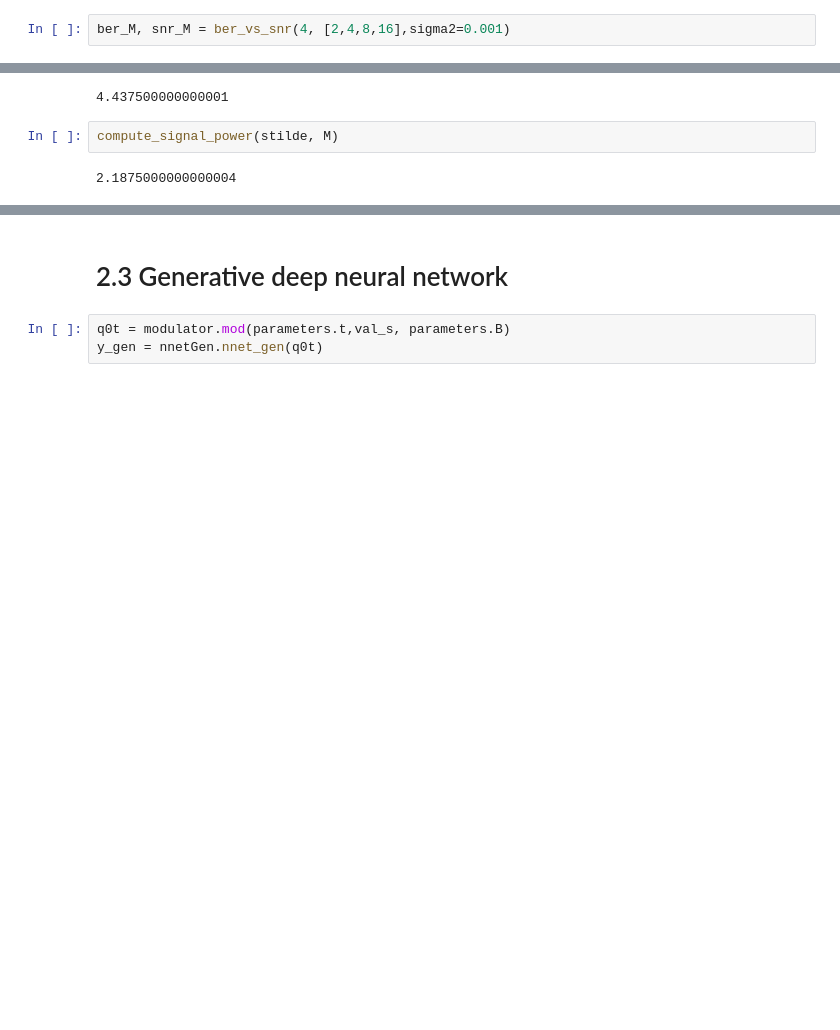
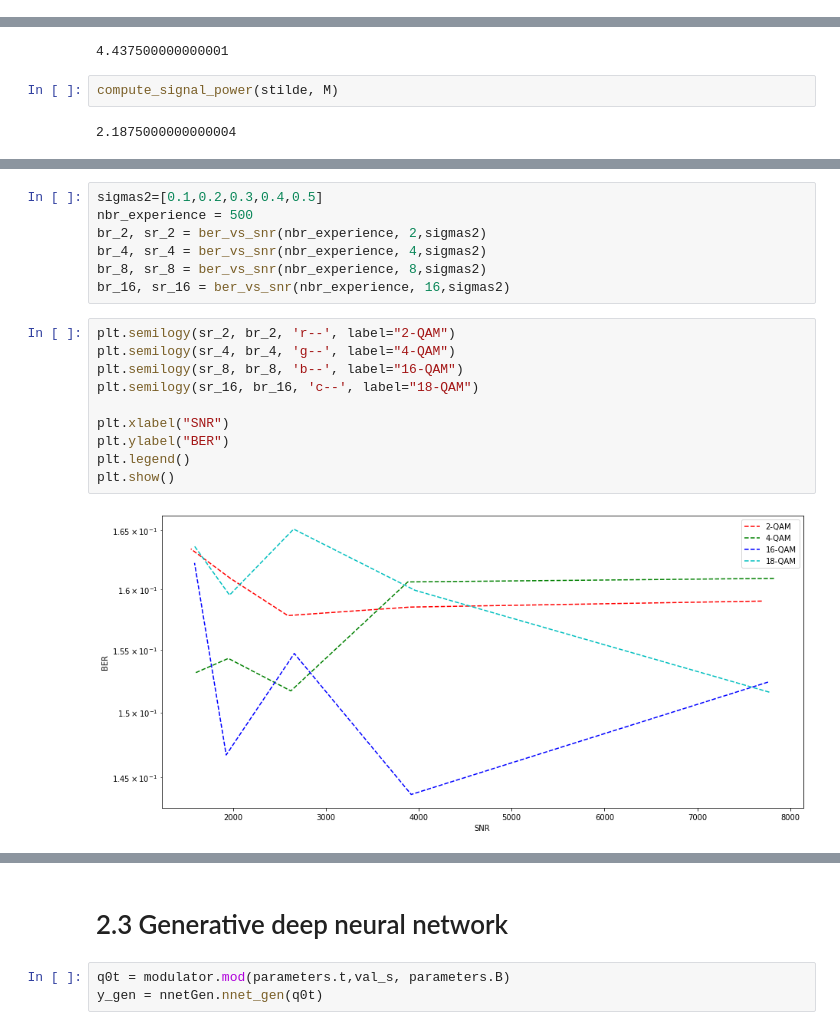
Before and after one commit to BounharAbdelaziz/Deep-Learning-for-solving-NLS-in-Telecommunication, a Jupyter notebook: notebooks/Base system model testing.ipynb, the cells around one changed output, grey strips where cells are left out. Drawn from its saved outputs; the diff is of its cells as text; blank space fills up the shorter version.

```diff
--- a/notebooks/Base system model testing.ipynb
+++ b/notebooks/Base system model testing.ipynb
@@ -685,2 +610,0 @@ def ber_vs_snr(nbr_experience, list_M, sigma2):
-# %%
-ber_M, snr_M = ber_vs_snr(4, [2,4,8,16],sigma2=0.001)
@@ -752,0 +854,19 @@ compute_signal_power(stilde, M)
+# %%
+sigmas2=[0.1,0.2,0.3,0.4,0.5]
+nbr_experience = 500
+br_2, sr_2 = ber_vs_snr(nbr_experience, 2,sigmas2)
+br_4, sr_4 = ber_vs_snr(nbr_experience, 4,sigmas2)
+br_8, sr_8 = ber_vs_snr(nbr_experience, 8,sigmas2)
+br_16, sr_16 = ber_vs_snr(nbr_experience, 16,sigmas2)
+# %%
+plt.semilogy(sr_2, br_2, 'r--', label="2-QAM")
+plt.semilogy(sr_4, br_4, 'g--', label="4-QAM")
+plt.semilogy(sr_8, br_8, 'b--', label="16-QAM")
+plt.semilogy(sr_16, br_16, 'c--', label="18-QAM")
+
+plt.xlabel("SNR")
+plt.ylabel("BER")
+plt.legend()
+plt.show()
+# %% [output]
+[figure, added]
```
Also changed, not shown: parts of 68 cells of this notebook, 3 other files.
